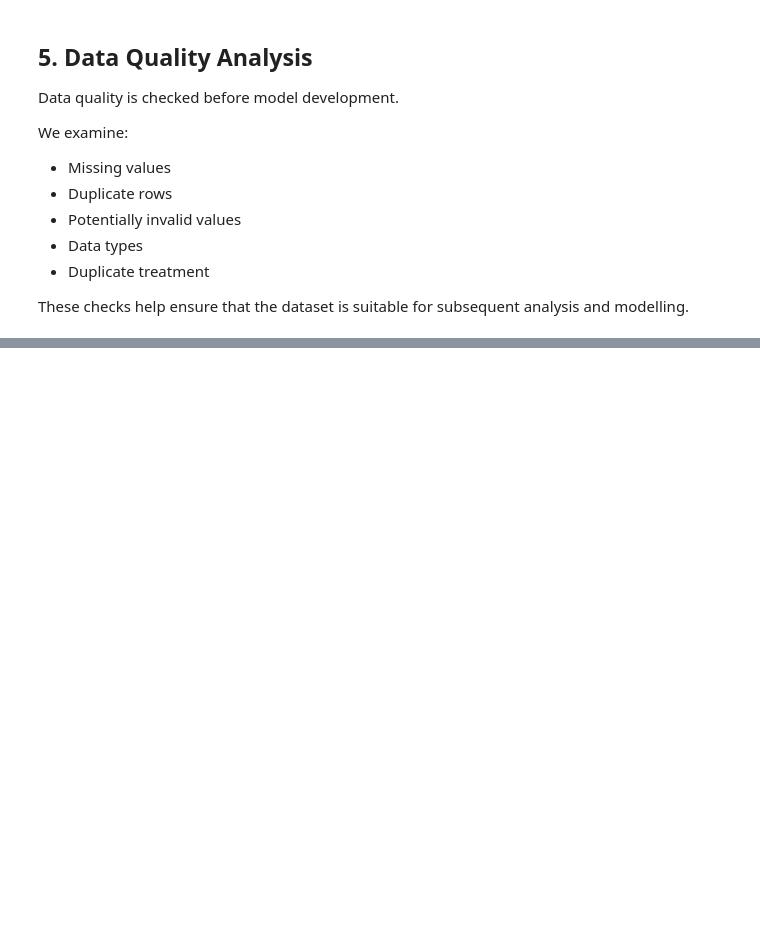
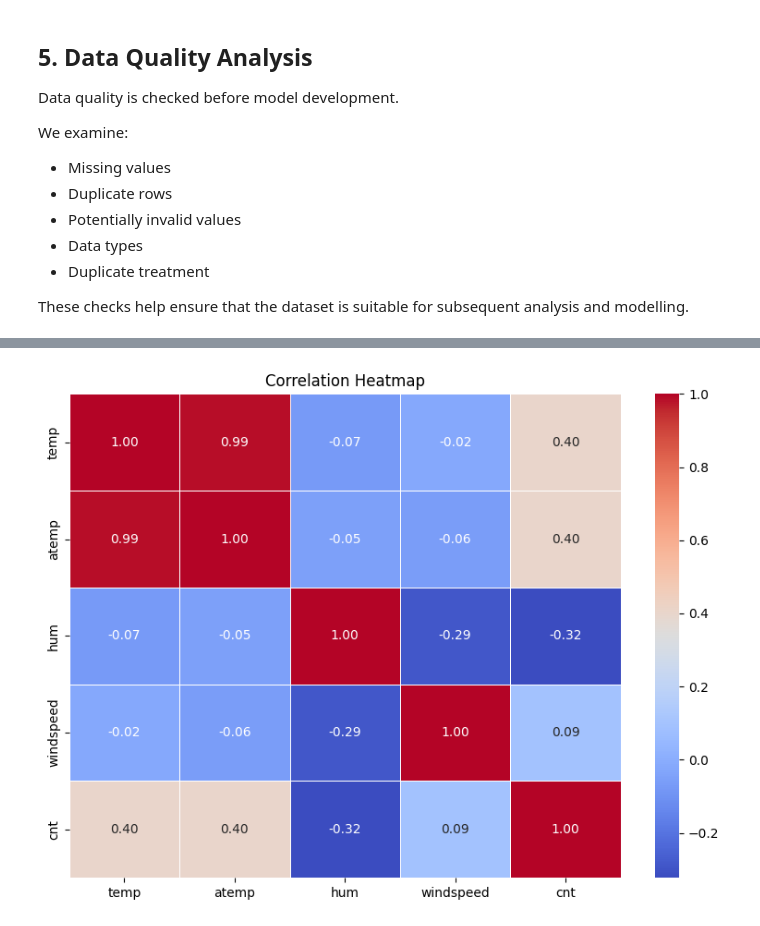
Before and after one commit to vaishnavit67/23cse301-ecommerce-ml-capstone, a Jupyter notebook: Notebooks/Regression.ipynb, the cells around one changed output, grey strips where cells are left out. Cells and saved outputs as stored; diff of their text form; code cells hidden in the pictures; blank space fills up the shorter version.

Commit message:
Updated EDA Analysis

```diff
--- a/Notebooks/Regression.ipynb
+++ b/Notebooks/Regression.ipynb
@@ -178,0 +302,27 @@ These checks help ensure that the dataset is suitable for subsequent analysis an
+# %%
+# Select numerical columns for correlation analysis
+correlation_columns = [
+    "temp",
+    "atemp",
+    "hum",
+    "windspeed",
+    "cnt"
+]
+
+corr_matrix = df[correlation_columns].corr()
+
+plt.figure(figsize=(8, 6))
+
+sns.heatmap(
+    corr_matrix,
+    annot=True,
+    fmt=".2f",
+    cmap="coolwarm",
+    linewidths=0.5
+)
+
+plt.title("Correlation Heatmap")
+plt.tight_layout()
+plt.show()
+# %% [output]
+[figure, added]
```
Also changed, not shown: parts of 15 cells of this notebook.
